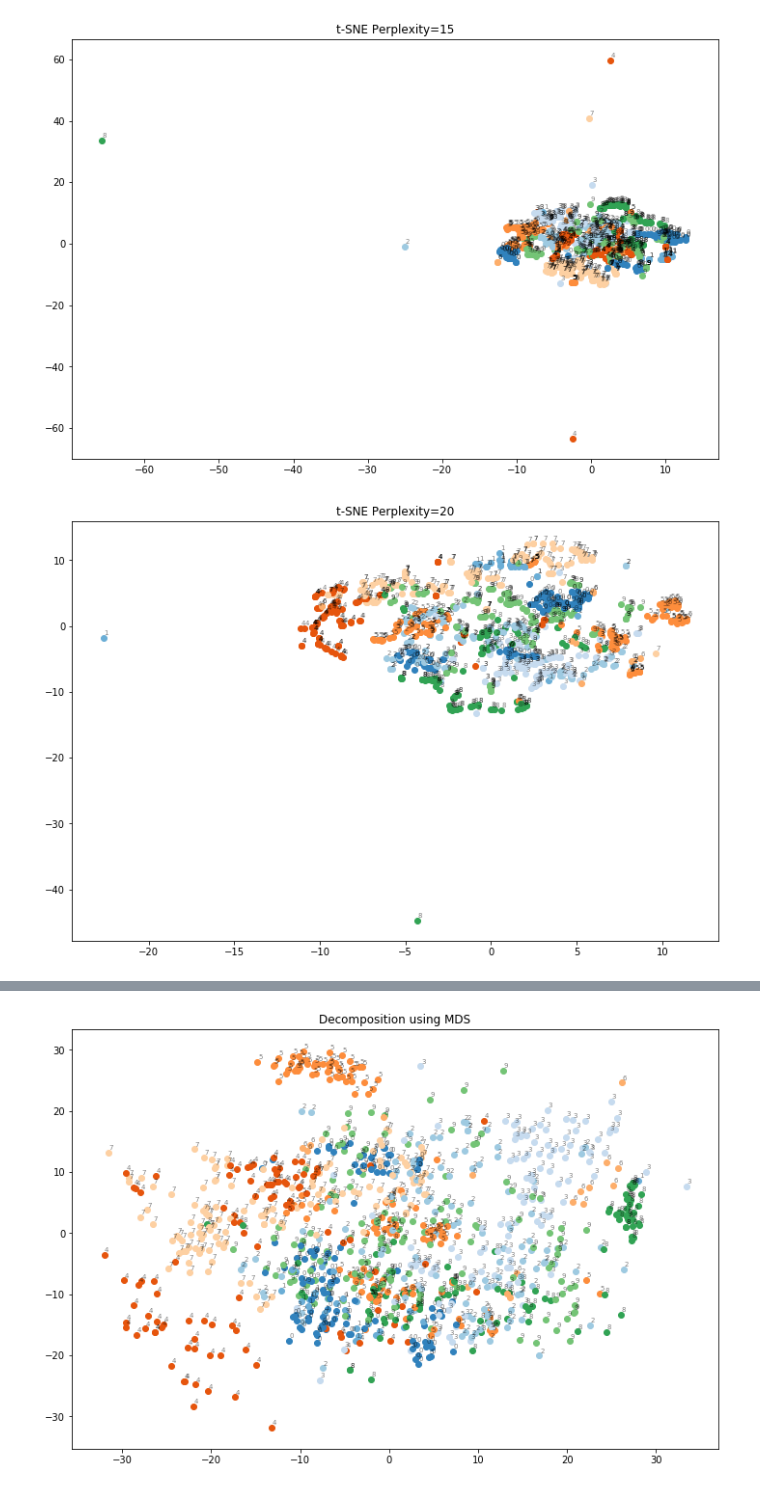
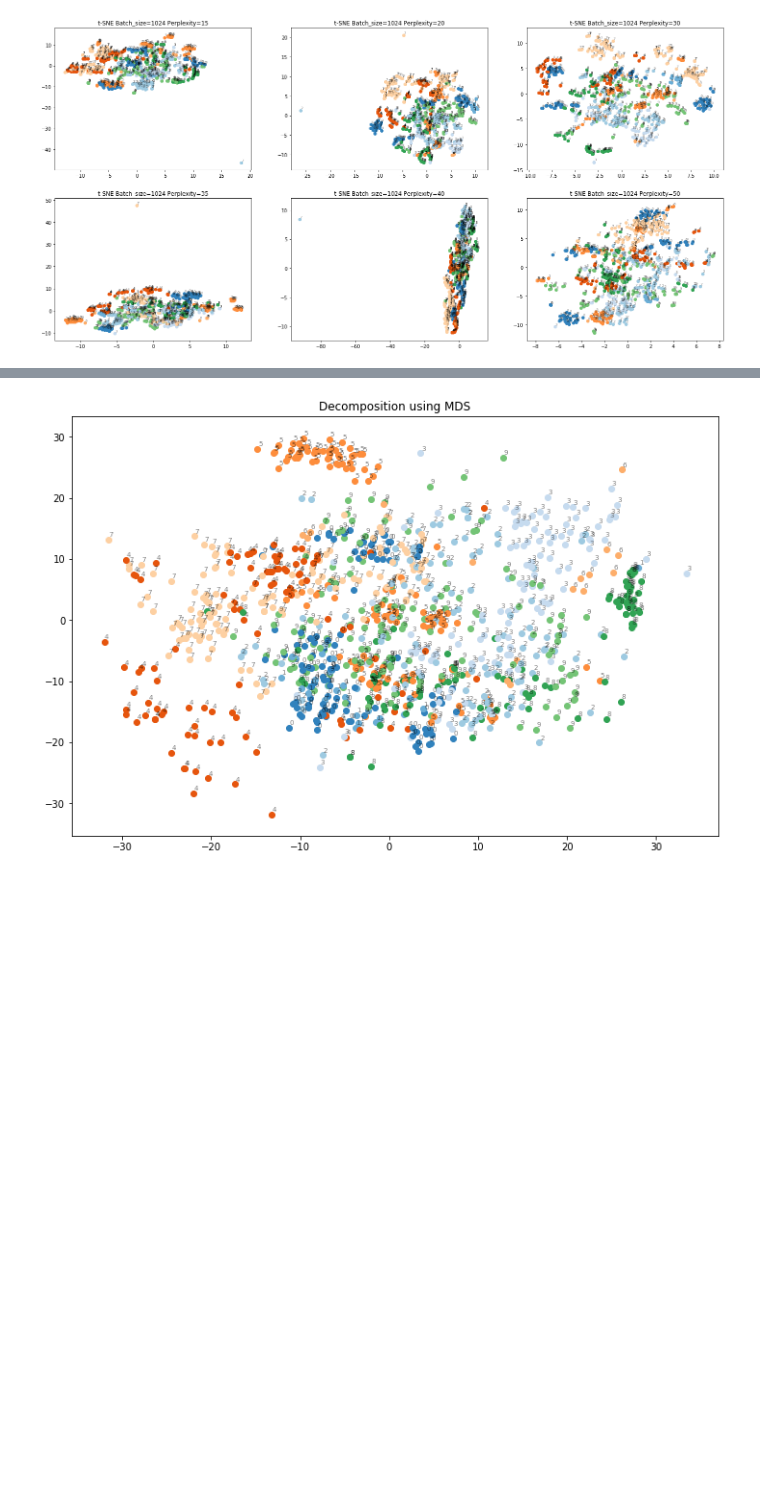
Before and after one commit to ksangeeta2429/l3embedding, a Jupyter notebook: embedding_dim_reduction_viz.ipynb, the cells around one changed output, grey strips where cells are left out. Saved outputs shown, nothing was run; the diff lists cells and outputs as text; code cells hidden in the pictures; blank space fills up the shorter version.

```diff
--- a/embedding_dim_reduction_viz.ipynb
+++ b/embedding_dim_reduction_viz.ipynb
@@ -75,12 +75,16 @@ def preprocess_data(viz_data, feature_mode='framewise', non_overlap=False,
 
     return min_max_scaler, stdizer
 # %%
-def show_viz(trans_data, labels, title):
+def show_viz(trans_data, labels, title, rows=None, cols=None, idx=None, fig=None, show=True):
     cm = plt.cm.get_cmap('tab20c')
     cm_lst = [cm.colors[i] for i in range(num_classes)]
 
-    #plt.subplot(3, 2, idx)
-    plt.figure(figsize=(12,8))
+    if fig is not None:
+        fig.add_subplot(rows, cols, idx)
+        plt.subplot(rows, cols, idx)
+    else:
+        plt.figure(figsize=(10, 8))
+
     plt.title(title)
     x = []
     y = []
@@ -92,7 +96,8 @@ def show_viz(trans_data, labels, title):
         plt.scatter(x[i],y[i], c=cm_lst[labels[i]])
         plt.annotate(labels[i], alpha=0.5, xy=(x[i], y[i]), xytext=(5, 2),
                      textcoords='offset points', ha='right', va='bottom', size=7)
-    plt.show()
+    if show:
+        plt.show()
 # %%
 num_classes=10
 features_dir='/scratch/sk7898/embeddings/features/us8k/l3/reduced_input/original_48000_256_252_2048'
@@ -119,13 +124,18 @@ data = X[:batch_size,:]
 labels = y[:batch_size]
 # %%
 from sklearn.manifold import TSNE
+
+#Effect of perplexities
 perplexities = [15, 20, 30, 35, 40, 50]
+fig1 = plt.figure(figsize=(25, 12))
+show = False
 
 #Barnes-Hut Implementation
 for i in range(len(perplexities)):
+    if i == len(perplexities)-1:
+        show=True
     trans_data = TSNE(perplexity=perplexities[i], n_components=3, n_iter=300).fit_transform(data)
-    plt_title = 't-SNE Perplexity='+str(perplexities[i])
-    show_viz(trans_data, labels, plt_title)
+    plt_title = 't-SNE Batch_size=1024 Perplexity='+str(perplexities[i])
+    show_viz(trans_data, labels, plt_title, rows=2, cols=3, idx=i+1, fig=fig1, show=show)
 # %% [output]
-[figure, old version]
+[figure, new version]
-[figure, removed]
```
Also changed, not shown: parts of 9 cells of this notebook.
